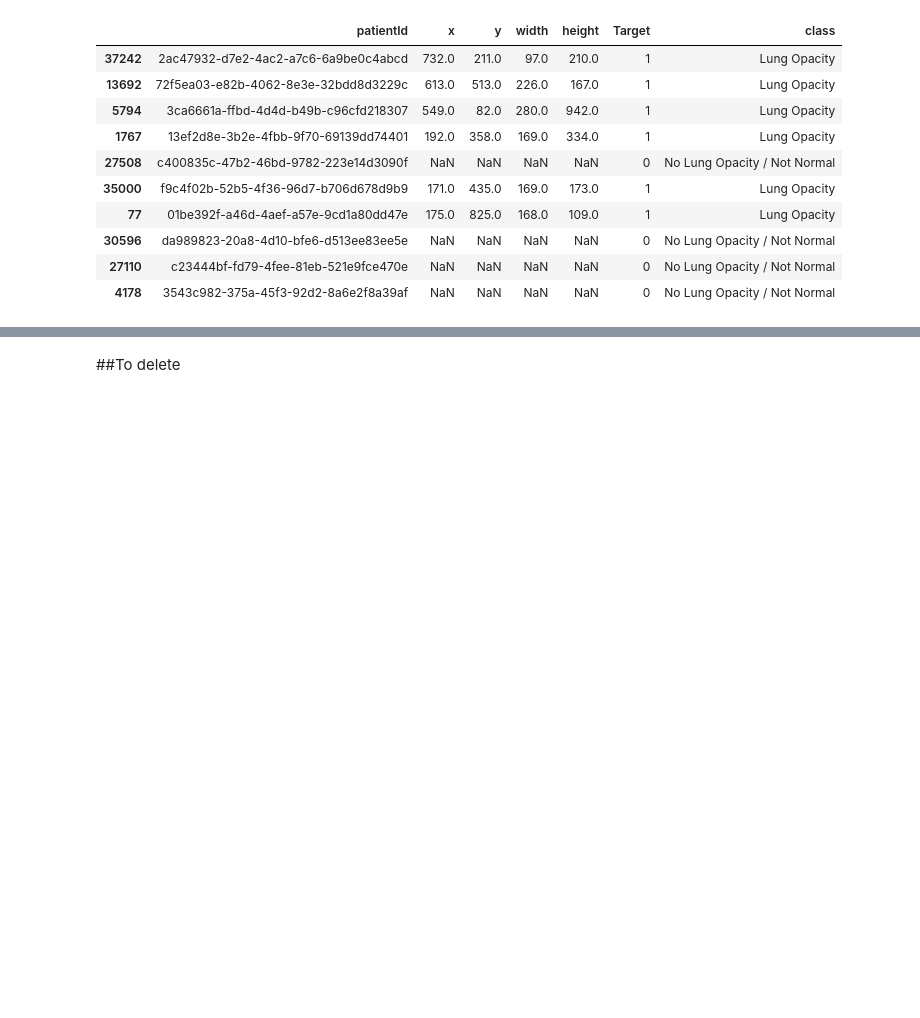
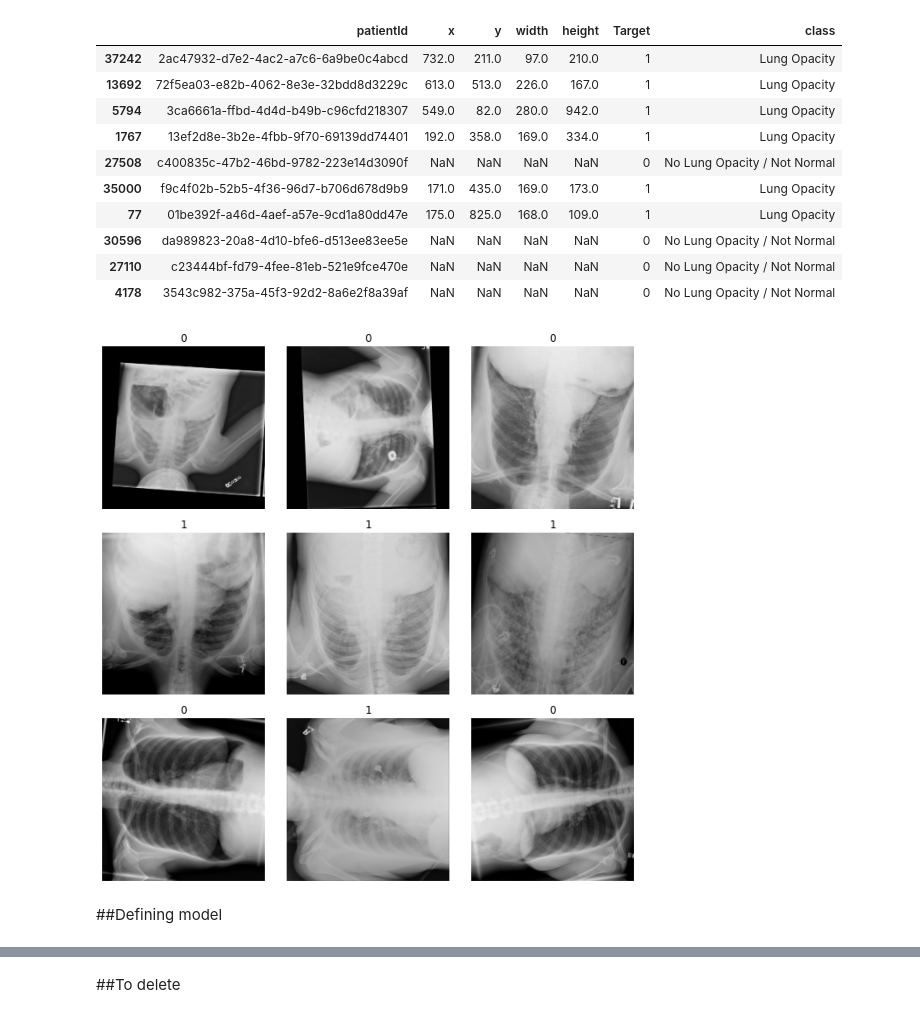
Before and after one commit to GrueneKatze/AI-for-Medicine-Coursera, a Jupyter notebook: Pneumonia_detection_with_FastAI.ipynb, the cells around one changed output, grey strips where cells are left out. Saved outputs shown, nothing was run; the diff lists cells and outputs as text; code cells hidden in the pictures; blank space fills up the shorter version.

```diff
--- a/Pneumonia_detection_with_FastAI.ipynb
+++ b/Pneumonia_detection_with_FastAI.ipynb
@@ -124,0 +159,10 @@ train_class_df.sample(10)
+# %%
+tfms = get_transforms(flip_vert=True, max_lighting=0.1, max_zoom=1.05, max_warp=0)
+# Creating Image DataBunch
+data = ImageDataBunch.from_csv(path_rsna,folder='images',csv_labels='stage_2_train_labels.csv',ds_tfms=tfms,fn_col='patientId',label_col='Target',suffix='.dcm',seed=47,size=224)
+# %%
+data.show_batch(rows=3, figsize=(9,9))
+# %% [output]
+[figure, added]
+# %% [markdown]
+##Defining model
```
Also changed, not shown: parts of 11 cells of this notebook.
